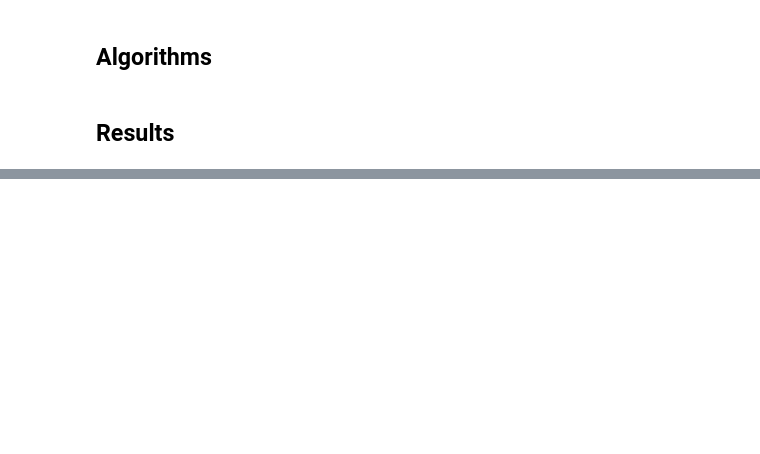
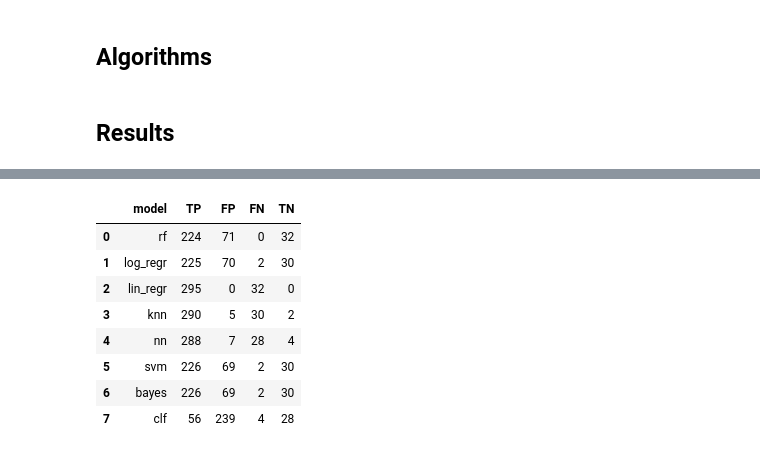
Before and after one commit to ajalsingh/capstone, a Jupyter notebook: predictive_maintenance_experiements/experiments/algorithm_selection.ipynb, the cells around one changed output, grey strips where cells are left out. Saved outputs shown, nothing was run; the diff lists cells and outputs as text; code cells hidden in the pictures; blank space fills up the shorter version.

```diff
--- a/predictive_maintenance_experiements/experiments/algorithm_selection.ipynb
+++ b/predictive_maintenance_experiements/experiments/algorithm_selection.ipynb
@@ -321,2 +330,16 @@ print(df_summary.to_latex(index=False))
 \bottomrule
 \end{tabular}
+# %%
+c_matr
+cm_summary = pd.DataFrame(c_matr)
+cm_summary
+# %% [output]
+|  | model | TP | FP | FN | TN |
+| 0 | rf | 224 | 71 | 0 | 32 |
+| 1 | log_regr | 225 | 70 | 2 | 30 |
+| 2 | lin_regr | 295 | 0 | 32 | 0 |
+| 3 | knn | 290 | 5 | 30 | 2 |
+| 4 | nn | 288 | 7 | 28 | 4 |
+| 5 | svm | 226 | 69 | 2 | 30 |
+| 6 | bayes | 226 | 69 | 2 | 30 |
+| 7 | clf | 56 | 239 | 4 | 28 |
```
Also changed, not shown: parts of 10 cells of this notebook.
